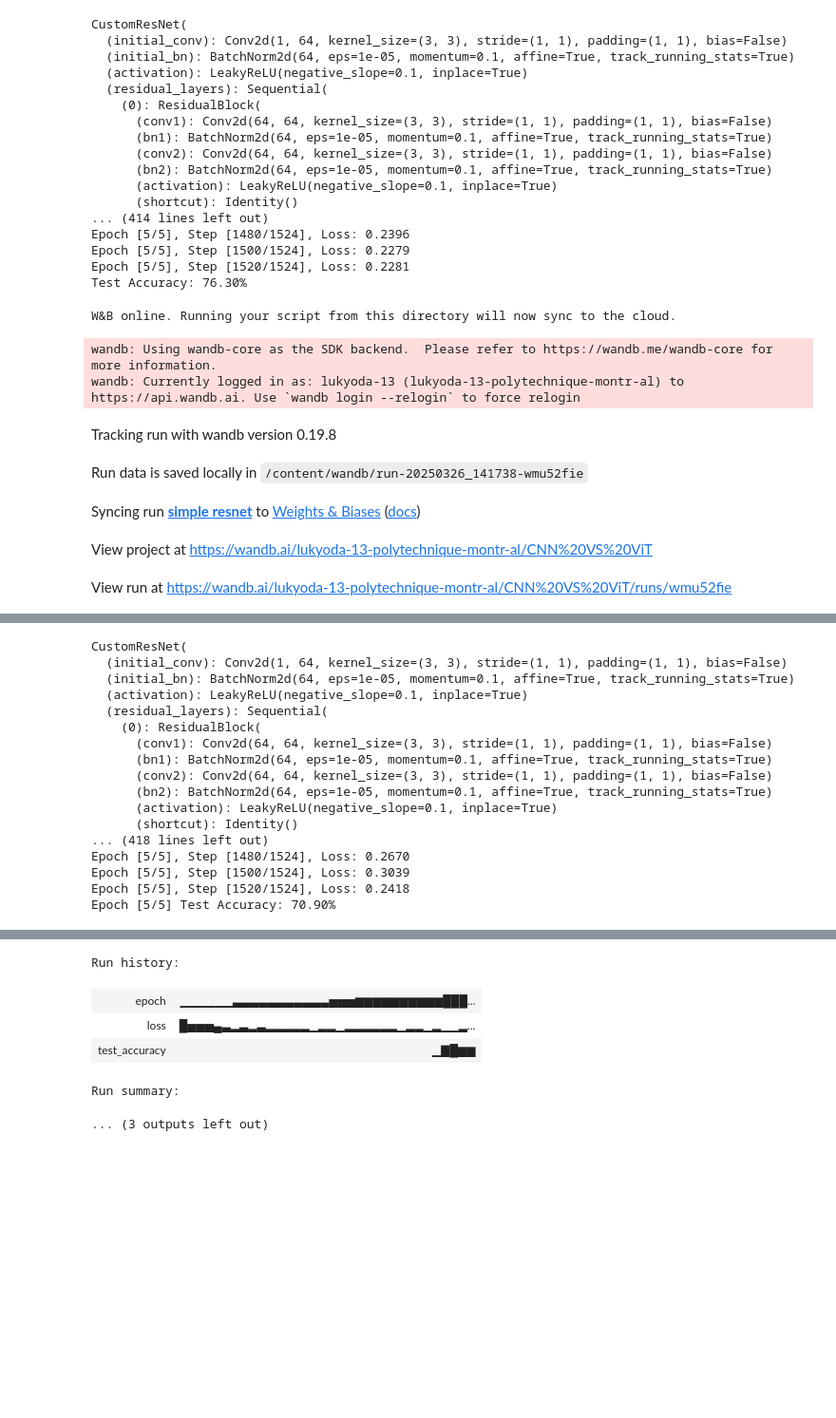
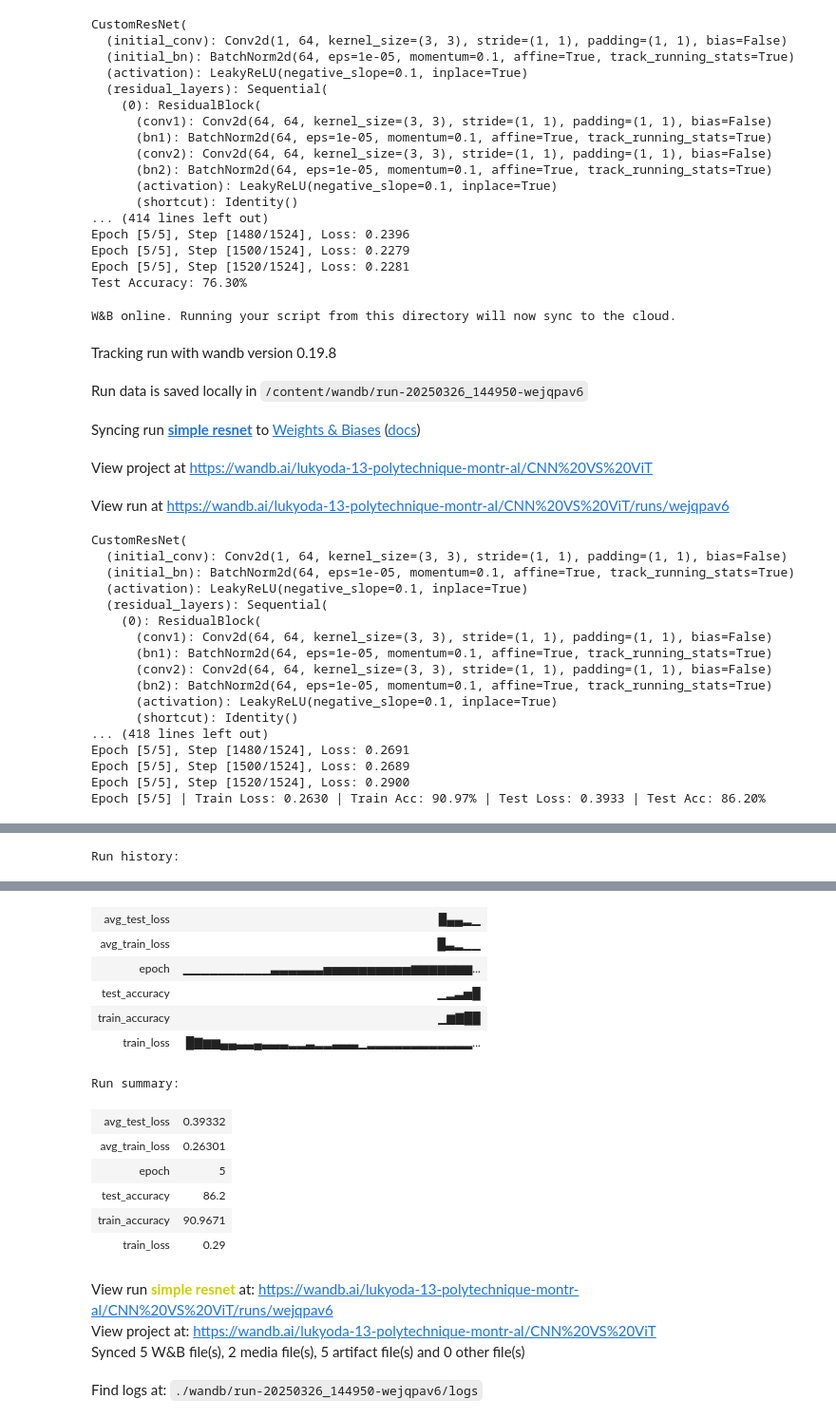
Before and after one commit to LucasColas/CNN-vs-ViT, a Jupyter notebook: ResNet.ipynb, the cells around one changed output, grey strips where cells are left out. Shown: that part at 95% size. Drawn from its saved outputs; the diff is of its cells as text; code cells hidden in the pictures; blank space fills up the shorter version.

Commit message:
add metrics for wandb

```diff
--- a/ResNet.ipynb
+++ b/ResNet.ipynb
@@ -368,15 +436,30 @@ with wandb.init(
     print(model)
 
     # Train the model (train_loader and test_loader should be defined before)
-    train_model(model, config)
+    train_model(model, config, "simple resnet")
 
 wandb.finish()
 # %% [output]
 W&B online. Running your script from this directory will now sync to the cloud.
-wandb: Using wandb-core as the SDK backend.  Please refer to https://wandb.me/wandb-core for more information.
-wandb: Currently logged in as: lukyoda-13 (lukyoda-13-polytechnique-montr-al) to https://api.wandb.ai. Use `wandb login --relogin` to force relogin
 Tracking run with wandb version 0.19.8
-Run data is saved locally in /content/wandb/run-20250326_141738-wmu52fie
+Run data is saved locally in /content/wandb/run-20250326_144950-wejqpav6
 Syncing run simple resnet to Weights & Biases (docs)
 View project at https://wandb.ai/lukyoda-13-polytechnique-montr-al/CNN%20VS%20ViT
-View run at https://wandb.ai/lukyoda-13-polytechnique-montr-al/CNN%20VS%20ViT/runs/wmu52fie
+View run at https://wandb.ai/lukyoda-13-polytechnique-montr-al/CNN%20VS%20ViT/runs/wejqpav6
+CustomResNet(
+  (initial_conv): Conv2d(1, 64, kernel_size=(3, 3), stride=(1, 1), padding=(1, 1), bias=False)
+  (initial_bn): BatchNorm2d(64, eps=1e-05, momentum=0.1, affine=True, track_running_stats=True)
+  (activation): LeakyReLU(negative_slope=0.1, inplace=True)
+  (residual_layers): Sequential(
+    (0): ResidualBlock(
+      (conv1): Conv2d(64, 64, kernel_size=(3, 3), stride=(1, 1), padding=(1, 1), bias=False)
+      (bn1): BatchNorm2d(64, eps=1e-05, momentum=0.1, affine=True, track_running_stats=True)
+      (conv2): Conv2d(64, 64, kernel_size=(3, 3), stride=(1, 1), padding=(1, 1), bias=False)
+      (bn2): BatchNorm2d(64, eps=1e-05, momentum=0.1, affine=True, track_running_stats=True)
+      (activation): LeakyReLU(negative_slope=0.1, inplace=True)
+      (shortcut): Identity()
+... (418 lines left out)
+Epoch [5/5], Step [1480/1524], Loss: 0.2691
+Epoch [5/5], Step [1500/1524], Loss: 0.2689
+Epoch [5/5], Step [1520/1524], Loss: 0.2900
+Epoch [5/5] | Train Loss: 0.2630 | Train Acc: 90.97% | Test Loss: 0.3933 | Test Acc: 86.20%
@@ -383,17 +467 @@ View run at https://wandb.ai/lukyoda-13-polytechnique-montr-al/CNN%20VS%20ViT/ru
-CustomResNet(
-  (initial_conv): Conv2d(1, 64, kernel_size=(3, 3), stride=(1, 1), padding=(1, 1), bias=False)
-  (initial_bn): BatchNorm2d(64, eps=1e-05, momentum=0.1, affine=True, track_running_stats=True)
-  (activation): LeakyReLU(negative_slope=0.1, inplace=True)
-  (residual_layers): Sequential(
-    (0): ResidualBlock(
-      (conv1): Conv2d(64, 64, kernel_size=(3, 3), stride=(1, 1), padding=(1, 1), bias=False)
-      (bn1): BatchNorm2d(64, eps=1e-05, momentum=0.1, affine=True, track_running_stats=True)
-      (conv2): Conv2d(64, 64, kernel_size=(3, 3), stride=(1, 1), padding=(1, 1), bias=False)
-      (bn2): BatchNorm2d(64, eps=1e-05, momentum=0.1, affine=True, track_running_stats=True)
-      (activation): LeakyReLU(negative_slope=0.1, inplace=True)
-      (shortcut): Identity()
-... (418 lines left out)
-Epoch [5/5], Step [1480/1524], Loss: 0.2670
-Epoch [5/5], Step [1500/1524], Loss: 0.3039
-Epoch [5/5], Step [1520/1524], Loss: 0.2418
-Epoch [5/5] Test Accuracy: 70.90%
+Run history:
@@ -401,9 +468,20 @@ Epoch [5/5] Test Accuracy: 70.90%
+| avg_test_loss | █▄▄▂▁ |
+| avg_train_loss | █▃▂▁▁ |
+| epoch | ▁▁▁▁▁▁▁▁▁▁▃▃▃▃▃▃▅▅▅▅▅▅▅▅▅▅▆▆▆▆▆▆▆... |
+| test_accuracy | ▁▂▃▅█ |
+| train_accuracy | ▁▆▇██ |
+| train_loss | █▇▆▆▄▄▃▃▄▃▃▃▂▂▃▂▂▃▃▃▁▂▂▂▂▂▂▂▂▂▂▂▂... |
-Run history:
+Run summary:
-| epoch | ▁▁▁▁▁▁▃▃▃▃▃▃▃▃▃▃▃▅▅▅▆▆▆▆▆▆▆▆▆▆███... |
-| loss | █▅▅▅▄▃▂▃▂▃▂▂▂▂▂▁▂▂▁▂▂▂▂▂▂▁▂▂▁▂▁▁▂... |
-| test_accuracy | ▁▇█▆▆ |
-Run summary:
-... (3 outputs left out)
+| avg_test_loss | 0.39332 |
+| avg_train_loss | 0.26301 |
+| epoch | 5 |
+| test_accuracy | 86.2 |
+| train_accuracy | 90.9671 |
+| train_loss | 0.29 |
+View run simple resnet at: https://wandb.ai/lukyoda-13-polytechnique-montr-al/CNN%20VS%20ViT/runs/wejqpav6
+View project at: https://wandb.ai/lukyoda-13-polytechnique-montr-al/CNN%20VS%20ViT
+Synced 5 W&B file(s), 2 media file(s), 5 artifact file(s) and 0 other file(s)
+Find logs at: ./wandb/run-20250326_144950-wejqpav6/logs
 # %% [markdown]
 ## TODO
 
```
Also changed, not shown: parts of 4 cells of this notebook.
